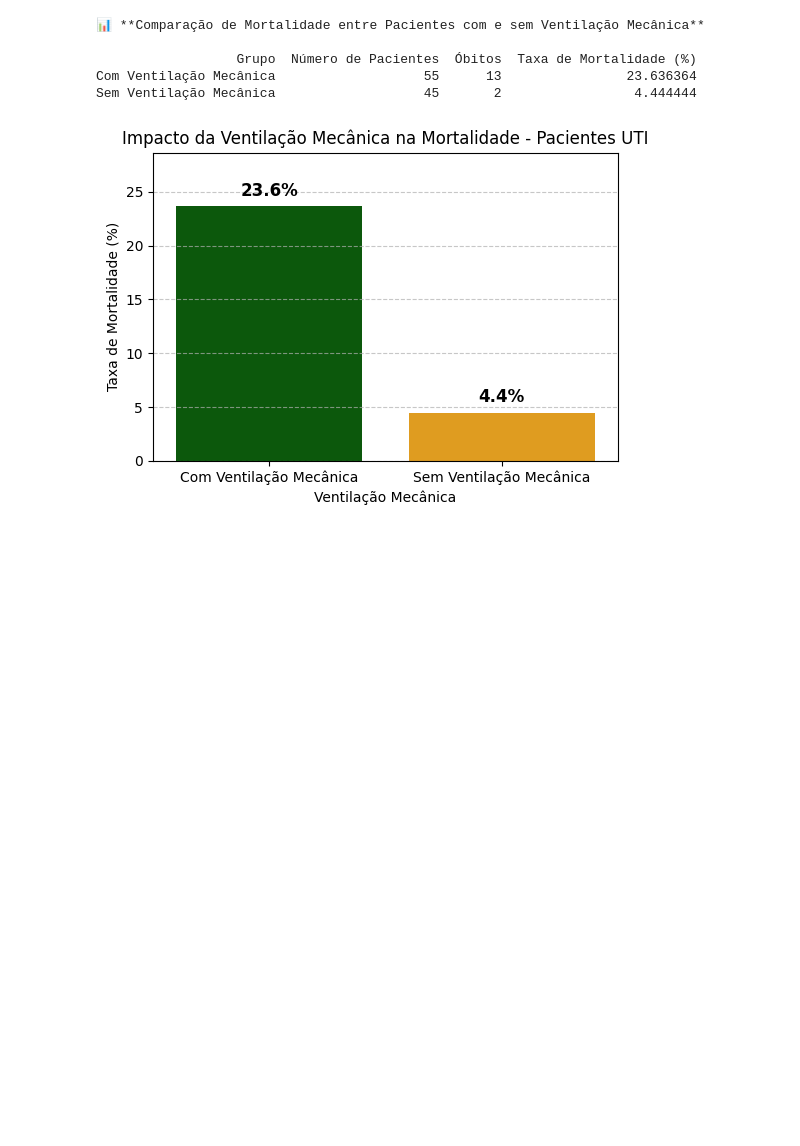
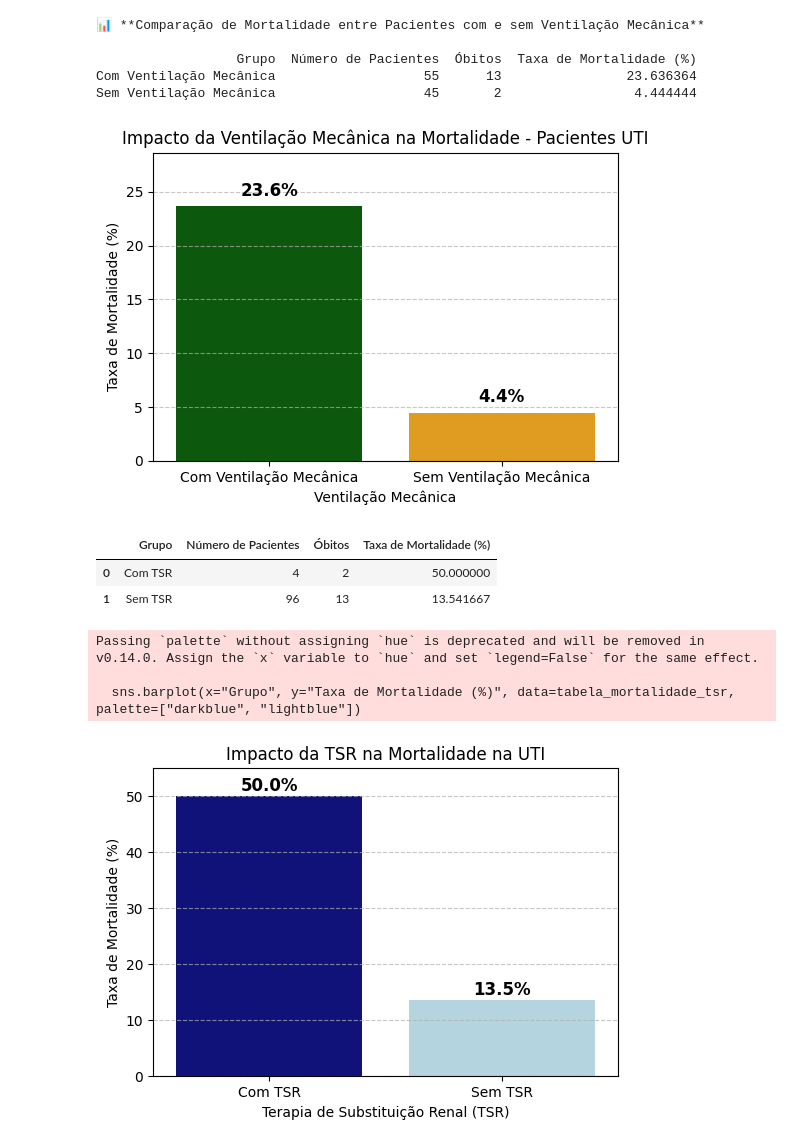
Before and after one commit to lucaspimentab/DesafioUTI, a Jupyter notebook: analise_UTI.ipynb, the cells around one changed output. Cells and saved outputs as stored; diff of their text form; code cells hidden in the pictures; blank space fills up the shorter version.

```diff
--- a/analise_UTI.ipynb
+++ b/analise_UTI.ipynb
@@ -331,3 +322,80 @@ plt.show()
 Com Ventilação Mecânica                   55      13                23.636364
 Sem Ventilação Mecânica                   45       2                 4.444444
 [figure]
+# %%
+import pandas as pd
+
+# 📌 Carregar os arquivos necessários
+admissions_df = pd.read_csv("admissions.csv")
+procedureevents_df = pd.read_csv("procedureevents.csv")
+
+# 📌 Verificar se "TSR" já existe antes do merge
+if "TSR" in admissions_df.columns:
+    admissions_df = admissions_df.drop(columns=["TSR"])
+
+# 📌 Identificar pacientes que passaram por Terapia de Substituição Renal (TSR)
+tsr_procedures = ["Dialysis", "CRRT Filter Change"]  # Procedimentos relacionados à TSR
+pacientes_tsr = procedureevents_df[procedureevents_df["ordercategoryname"].isin(tsr_procedures)][["subject_id"]].drop_duplicates()
+
+# 📌 Criar coluna indicando uso de TSR
+pacientes_tsr["TSR"] = 1
+
+# 📌 Adicionar essa informação ao conjunto de dados de admissões na UTI
+admissions_df = admissions_df.merge(pacientes_tsr, on="subject_id", how="left")
+
+# 📌 Garantir que pacientes sem TSR tenham valor 0
+admissions_df["TSR"] = admissions_df["TSR"].fillna(0)
+
+# 📌 Contar óbitos nos dois grupos
+num_pacientes_tsr = admissions_df[admissions_df["TSR"] == 1]["subject_id"].nunique()
+num_obitos_tsr = admissions_df[(admissions_df["TSR"] == 1) & (admissions_df["hospital_expire_flag"] == 1)]["subject_id"].nunique()
+
+num_pacientes_sem_tsr = admissions_df[admissions_df["TSR"] == 0]["subject_id"].nunique()
+num_obitos_sem_tsr = admissions_df[(admissions_df["TSR"] == 0) & (admissions_df["hospital_expire_flag"] == 1)]["subject_id"].nunique()
+
+# 📌 Calcular taxas de mortalidade
+taxa_mortalidade_tsr = (num_obitos_tsr / num_pacientes_tsr) * 100 if num_pacientes_tsr > 0 else 0
+taxa_mortalidade_sem_tsr = (num_obitos_sem_tsr / num_pacientes_sem_tsr) * 100 if num_pacientes_sem_tsr > 0 else 0
+
+# 📌 Criar DataFrame para exibição
+tabela_mortalidade_tsr = pd.DataFrame({
+    "Grupo": ["Com TSR", "Sem TSR"],
+    "Número de Pacientes": [num_pacientes_tsr, num_pacientes_sem_tsr],
+    "Óbitos": [num_obitos_tsr, num_obitos_sem_tsr],
+    "Taxa de Mortalidade (%)": [taxa_mortalidade_tsr, taxa_mortalidade_sem_tsr]
+})
+
+# 📌 Exibir tabela no Jupyter Notebook
+from IPython.display import display
+display(tabela_mortalidade_tsr)
+
+import matplotlib.pyplot as plt
+import seaborn as sns
+
+# Criar gráfico corrigido
+plt.figure(figsize=(6, 4))
+sns.barplot(x="Grupo", y="Taxa de Mortalidade (%)", data=tabela_mortalidade_tsr, palette=["darkblue", "lightblue"])
+
+# Configurações do gráfico
+plt.ylabel("Taxa de Mortalidade (%)")
+plt.xlabel("Terapia de Substituição Renal (TSR)")
+plt.title("Impacto da TSR na Mortalidade na UTI")
+plt.ylim(0, max(tabela_mortalidade_tsr["Taxa de Mortalidade (%)"]) + 5)
+
+# Adicionar valores no topo das barras
+for i, row in tabela_mortalidade_tsr.iterrows():
+    plt.text(i, row["Taxa de Mortalidade (%)"] + 1, f"{row['Taxa de Mortalidade (%)']:.1f}%", ha='center', fontsize=12, fontweight='bold')
+
+plt.grid(axis="y", linestyle="--", alpha=0.7)
+
+# Salvar e exibir gráfico
+plt.savefig("impacto_tsr_mortalidade_corrigido.png", dpi=300)
+plt.show()
+# %% [output]
+|  | Grupo | Número de Pacientes | Óbitos | Taxa de Mortalidade (%) |
+| 0 | Com TSR | 4 | 2 | 50.000000 |
+| 1 | Sem TSR | 96 | 13 | 13.541667 |
+Passing `palette` without assigning `hue` is deprecated and will be removed in v0.14.0. Assign the `x` variable to `hue` and set `legend=False` for the same effect.
+
+  sns.barplot(x="Grupo", y="Taxa de Mortalidade (%)", data=tabela_mortalidade_tsr, palette=["darkblue", "lightblue"])
+[figure, added]
```
Also changed, not shown: parts of 3 cells of this notebook, 19 other files.
